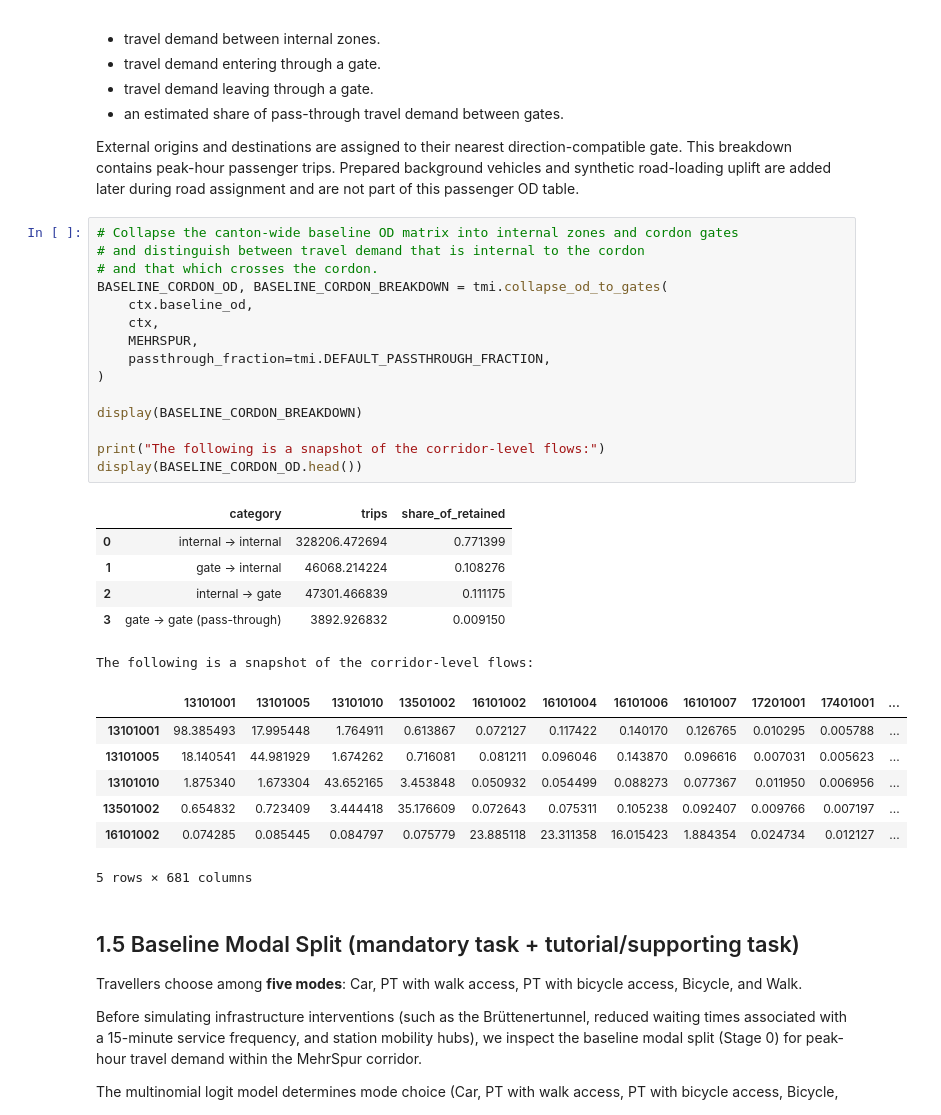
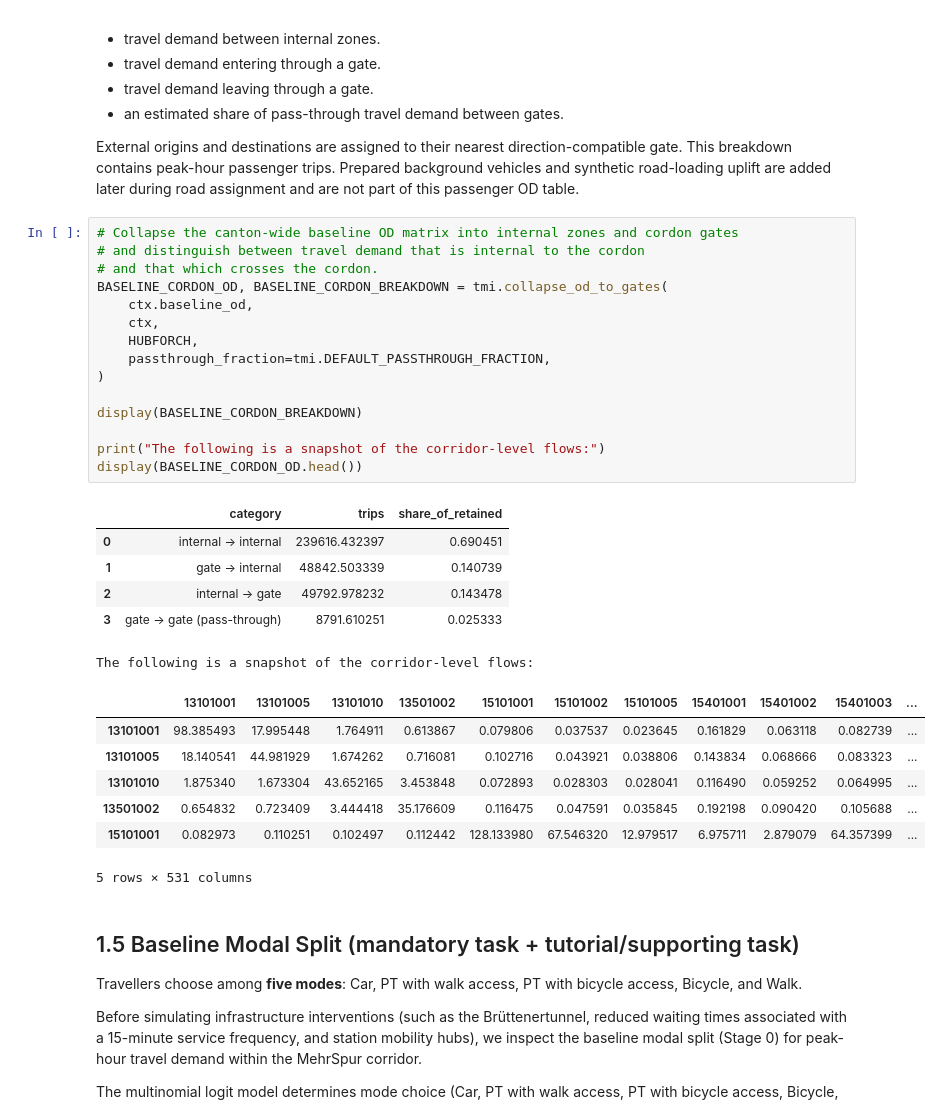
Before and after one commit to Ladina8/IP-HS26-MehrSpur-CaseStudy, a Jupyter notebook: notebooks/02_system_modeling.ipynb, the cells around one changed output. Cells and saved outputs as stored; diff of their text form.

```diff
--- a/notebooks/02_system_modeling.ipynb
+++ b/notebooks/02_system_modeling.ipynb
@@ -520,32 +520,32 @@ This breakdown contains peak-hour passenger trips. Prepared background vehicles
 # %%
 # Collapse the canton-wide baseline OD matrix into internal zones and cordon gates
 # and distinguish between travel demand that is internal to the cordon
 # and that which crosses the cordon.
 BASELINE_CORDON_OD, BASELINE_CORDON_BREAKDOWN = tmi.collapse_od_to_gates(
     ctx.baseline_od,
     ctx,
-    MEHRSPUR,
+    HUBFORCH,
     passthrough_fraction=tmi.DEFAULT_PASSTHROUGH_FRACTION,
 )
 
 display(BASELINE_CORDON_BREAKDOWN)
 
 print("The following is a snapshot of the corridor-level flows:")
 display(BASELINE_CORDON_OD.head())
 # %% [output]
 |  | category | trips | share_of_retained |
-| 0 | internal -> internal | 328206.472694 | 0.771399 |
-| 1 | gate -> internal | 46068.214224 | 0.108276 |
-| 2 | internal -> gate | 47301.466839 | 0.111175 |
-| 3 | gate -> gate (pass-through) | 3892.926832 | 0.009150 |
+| 0 | internal -> internal | 239616.432397 | 0.690451 |
+| 1 | gate -> internal | 48842.503339 | 0.140739 |
+| 2 | internal -> gate | 49792.978232 | 0.143478 |
+| 3 | gate -> gate (pass-through) | 8791.610251 | 0.025333 |
 The following is a snapshot of the corridor-level flows:
-|  | 13101001 | 13101005 | 13101010 | 13501002 | 16101002 | 16101004 | 16101006 | 16101007 | 17201001 | 17401001 | ... |
-| 13101001 | 98.385493 | 17.995448 | 1.764911 | 0.613867 | 0.072127 | 0.117422 | 0.140170 | 0.126765 | 0.010295 | 0.005788 | ... |
-| 13101005 | 18.140541 | 44.981929 | 1.674262 | 0.716081 | 0.081211 | 0.096046 | 0.143870 | 0.096616 | 0.007031 | 0.005623 | ... |
-| 13101010 | 1.875340 | 1.673304 | 43.652165 | 3.453848 | 0.050932 | 0.054499 | 0.088273 | 0.077367 | 0.011950 | 0.006956 | ... |
-| 13501002 | 0.654832 | 0.723409 | 3.444418 | 35.176609 | 0.072643 | 0.075311 | 0.105238 | 0.092407 | 0.009766 | 0.007197 | ... |
-| 16101002 | 0.074285 | 0.085445 | 0.084797 | 0.075779 | 23.885118 | 23.311358 | 16.015423 | 1.884354 | 0.024734 | 0.012127 | ... |
+|  | 13101001 | 13101005 | 13101010 | 13501002 | 15101001 | 15101002 | 15101005 | 15401001 | 15401002 | 15401003 | ... |
+| 13101001 | 98.385493 | 17.995448 | 1.764911 | 0.613867 | 0.079806 | 0.037537 | 0.023645 | 0.161829 | 0.063118 | 0.082739 | ... |
+| 13101005 | 18.140541 | 44.981929 | 1.674262 | 0.716081 | 0.102716 | 0.043921 | 0.038806 | 0.143834 | 0.068666 | 0.083323 | ... |
+| 13101010 | 1.875340 | 1.673304 | 43.652165 | 3.453848 | 0.072893 | 0.028303 | 0.028041 | 0.116490 | 0.059252 | 0.064995 | ... |
+| 13501002 | 0.654832 | 0.723409 | 3.444418 | 35.176609 | 0.116475 | 0.047591 | 0.035845 | 0.192198 | 0.090420 | 0.105688 | ... |
+| 15101001 | 0.082973 | 0.110251 | 0.102497 | 0.112442 | 128.133980 | 67.546320 | 12.979517 | 6.975711 | 2.879079 | 64.357399 | ... |
-5 rows × 681 columns
+5 rows × 531 columns
 # %% [markdown]
 ## 1.5 Baseline Modal Split (mandatory task + tutorial/supporting task)
 
```
Also changed, not shown: parts of 3 cells of this notebook, 2 other files.
